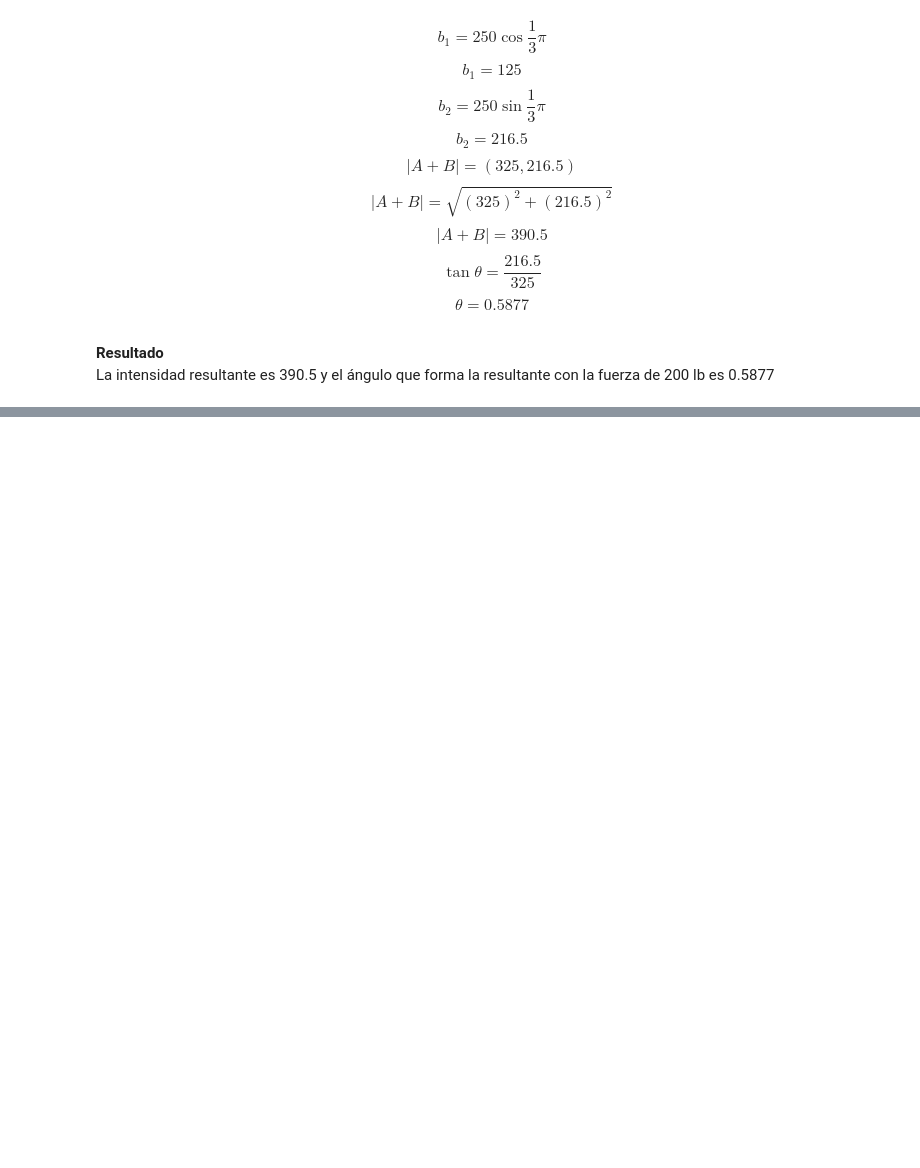
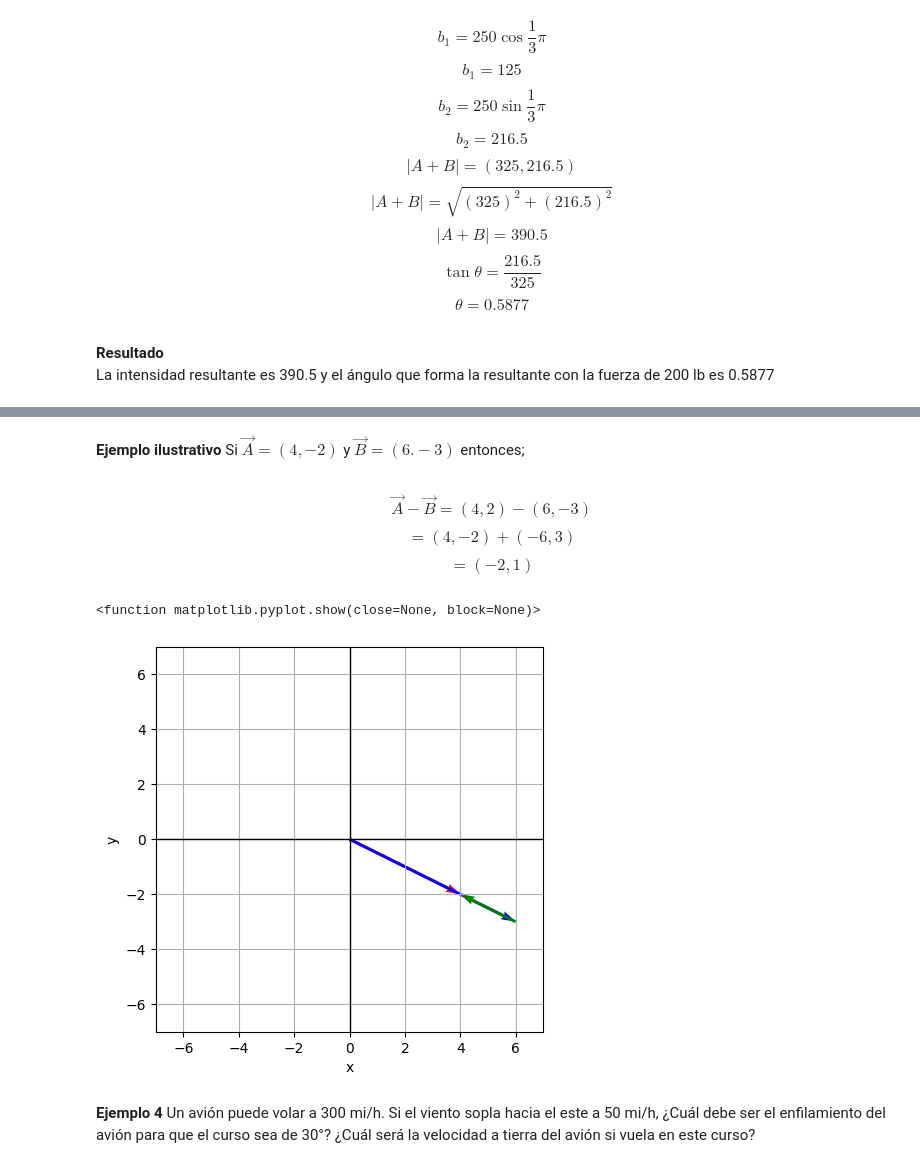
Before and after one commit to KristhianPineda/kPhysics, a Jupyter notebook: notebooks/math/vectores1.ipynb, the cells around one changed output, grey strips where cells are left out. Cells and saved outputs as stored; diff of their text form; code cells hidden in the pictures; blank space fills up the shorter version.

```diff
--- a/notebooks/math/vectores1.ipynb
+++ b/notebooks/math/vectores1.ipynb
@@ -221,0 +249,33 @@ La intensidad resultante es 390.5 y el ángulo que forma la resultante con la fu
+# %% [markdown]
+**Ejemplo ilustrativo** Si $\vec{A}=(4, -2)$ y $\vec{B}=(6. -3)$ entonces;
+# %% [markdown]
+$$\vec{A}-\vec{B}=(4, 2) - (6, -3)$$ $$=(4, -2) + (-6, 3)$$ $$=(-2, 1)$$
+# %%
+import matplotlib.pyplot as plt
+
+# Componentes de los vectores
+vec_ax=4
+vec_ay=-2
+vec_bx=6
+vec_by=-3
+resultante_x=-2
+resultante_y=1
+# Dibujo de plano
+plt.figure(figsize=(5, 5))
+plt.xlim(-7, 7)
+plt.ylim(-7, 7)
+plt.grid(True)
+plt.axhline(0, color='black', linewidth=1)
+plt.axvline(0, color='black', linewidth=1)
+plt.xlabel('x')
+plt.ylabel('y')
+# Dibujo de vectores
+plt.quiver(0,0, vec_ax, vec_ay, angles='xy', scale_units='xy', scale=1, color='r')
+plt.quiver(0, 0,vec_bx, vec_by, angles='xy', scale_units='xy', scale=1, color='blue')
+plt.quiver(vec_bx,vec_by,resultante_x,resultante_y, angles='xy', scale_units='xy', scale=1, color='green')
+plt.show
+# %% [output]
+<function matplotlib.pyplot.show(close=None, block=None)>
+[figure, added]
+# %% [markdown]
+**Ejemplo 4** Un avión puede volar a 300 mi/h. Si el viento sopla hacia el este a 50 mi/h, ¿Cuál debe ser el enfilamiento del avión para que el curso sea de 30°? ¿Cuál será la velocidad a tierra del avión si vuela en este curso?
```
Also changed, not shown: parts of 4 cells of this notebook.
